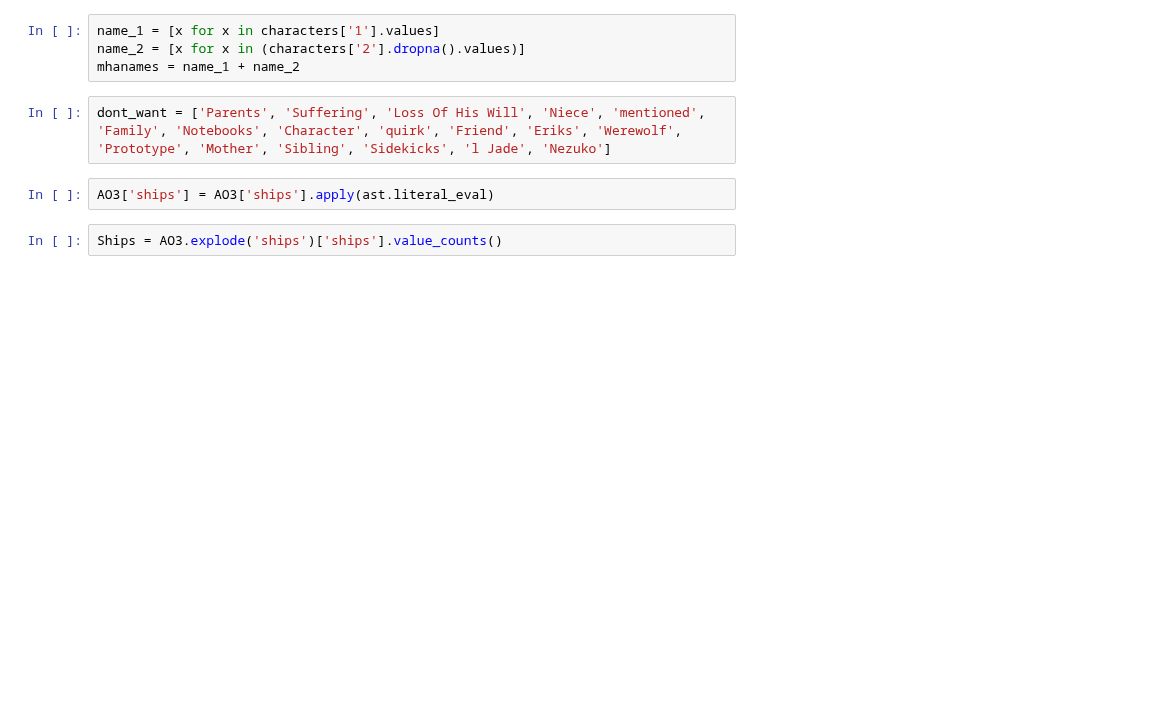
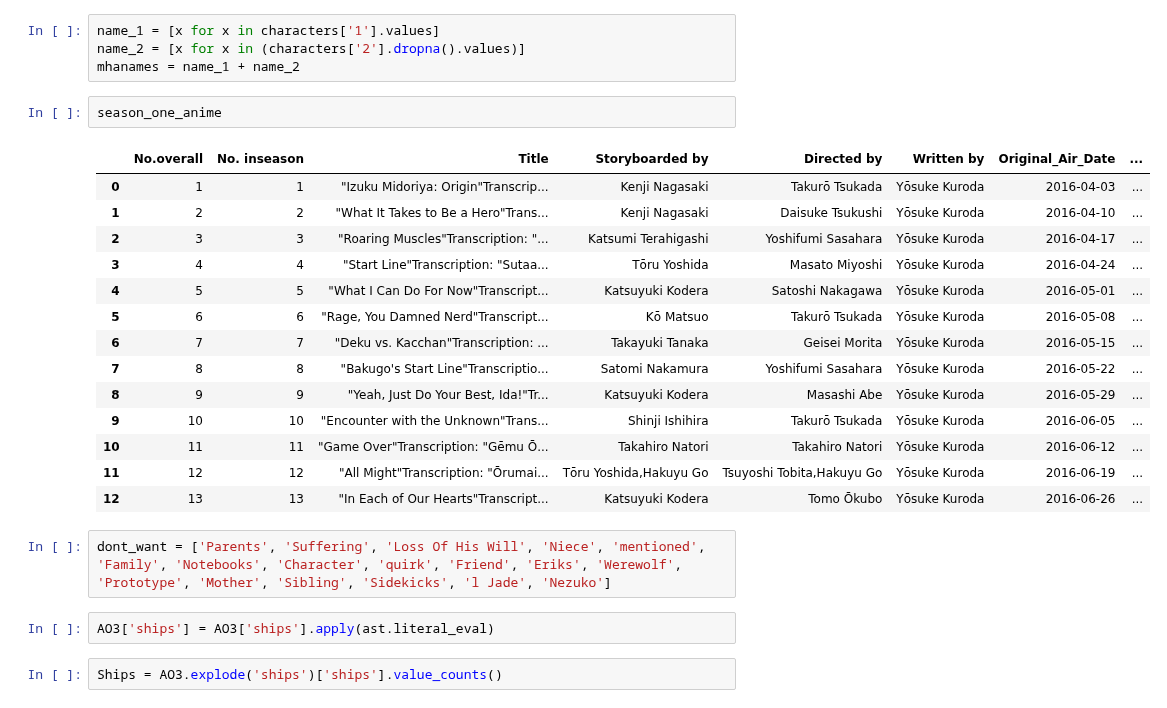
Before and after one commit to irwinjacky/AnimeShips, a Jupyter notebook: Statistics and Analysis of Ships and Anime.ipynb, the cells around one changed output. Saved outputs shown, nothing was run; the diff lists cells and outputs as text; blank space fills up the shorter version.

```diff
--- a/Statistics and Analysis of Ships and Anime.ipynb
+++ b/Statistics and Analysis of Ships and Anime.ipynb
@@ -65,6 +66,23 @@ universalsony_madman_anime = pd.read_csv('Us_Me_clean.csv')
 name_1 = [x for x in characters['1'].values]
 name_2 = [x for x in (characters['2'].dropna().values)]
 mhanames = name_1 + name_2
+# %%
+season_one_anime
+# %% [output]
+|  | No.overall | No. inseason | Title | Storyboarded by | Directed by | Written by | Original_Air_Date | ... |
+| 0 | 1 | 1 | "Izuku Midoriya: Origin"Transcrip... | Kenji Nagasaki | Takurō Tsukada | Yōsuke Kuroda | 2016-04-03 | ... |
+| 1 | 2 | 2 | "What It Takes to Be a Hero"Trans... | Kenji Nagasaki | Daisuke Tsukushi | Yōsuke Kuroda | 2016-04-10 | ... |
+| 2 | 3 | 3 | "Roaring Muscles"Transcription: "... | Katsumi Terahigashi | Yoshifumi Sasahara | Yōsuke Kuroda | 2016-04-17 | ... |
+| 3 | 4 | 4 | "Start Line"Transcription: "Sutaa... | Tōru Yoshida | Masato Miyoshi | Yōsuke Kuroda | 2016-04-24 | ... |
+| 4 | 5 | 5 | "What I Can Do For Now"Transcript... | Katsuyuki Kodera | Satoshi Nakagawa | Yōsuke Kuroda | 2016-05-01 | ... |
+| 5 | 6 | 6 | "Rage, You Damned Nerd"Transcript... | Kō Matsuo | Takurō Tsukada | Yōsuke Kuroda | 2016-05-08 | ... |
+| 6 | 7 | 7 | "Deku vs. Kacchan"Transcription: ... | Takayuki Tanaka | Geisei Morita | Yōsuke Kuroda | 2016-05-15 | ... |
+| 7 | 8 | 8 | "Bakugo's Start Line"Transcriptio... | Satomi Nakamura | Yoshifumi Sasahara | Yōsuke Kuroda | 2016-05-22 | ... |
+| 8 | 9 | 9 | "Yeah, Just Do Your Best, Ida!"Tr... | Katsuyuki Kodera | Masashi Abe | Yōsuke Kuroda | 2016-05-29 | ... |
+| 9 | 10 | 10 | "Encounter with the Unknown"Trans... | Shinji Ishihira | Takurō Tsukada | Yōsuke Kuroda | 2016-06-05 | ... |
+| 10 | 11 | 11 | "Game Over"Transcription: "Gēmu Ō... | Takahiro Natori | Takahiro Natori | Yōsuke Kuroda | 2016-06-12 | ... |
+| 11 | 12 | 12 | "All Might"Transcription: "Ōrumai... | Tōru Yoshida,Hakuyu Go | Tsuyoshi Tobita,Hakuyu Go | Yōsuke Kuroda | 2016-06-19 | ... |
+| 12 | 13 | 13 | "In Each of Our Hearts"Transcript... | Katsuyuki Kodera | Tomo Ōkubo | Yōsuke Kuroda | 2016-06-26 | ... |
 # %%
 dont_want = ['Parents', 'Suffering', 'Loss Of His Will', 'Niece', 'mentioned', 'Family', 'Notebooks', 'Character', 'quirk', 'Friend', 'Eriks', 'Werewolf', 'Prototype', 'Mother', 'Sibling', 'Sidekicks', 'l Jade', 'Nezuko']
 # %%
```
Also changed, not shown: parts of 5 cells of this notebook, 1 other file.
